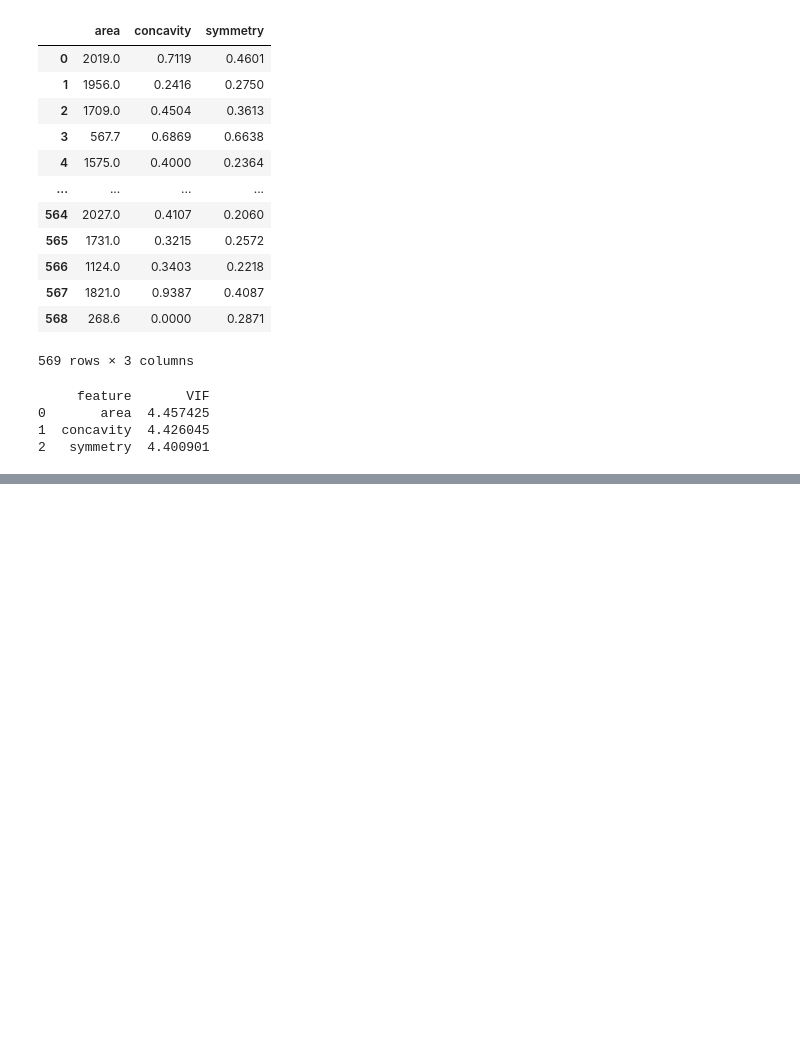
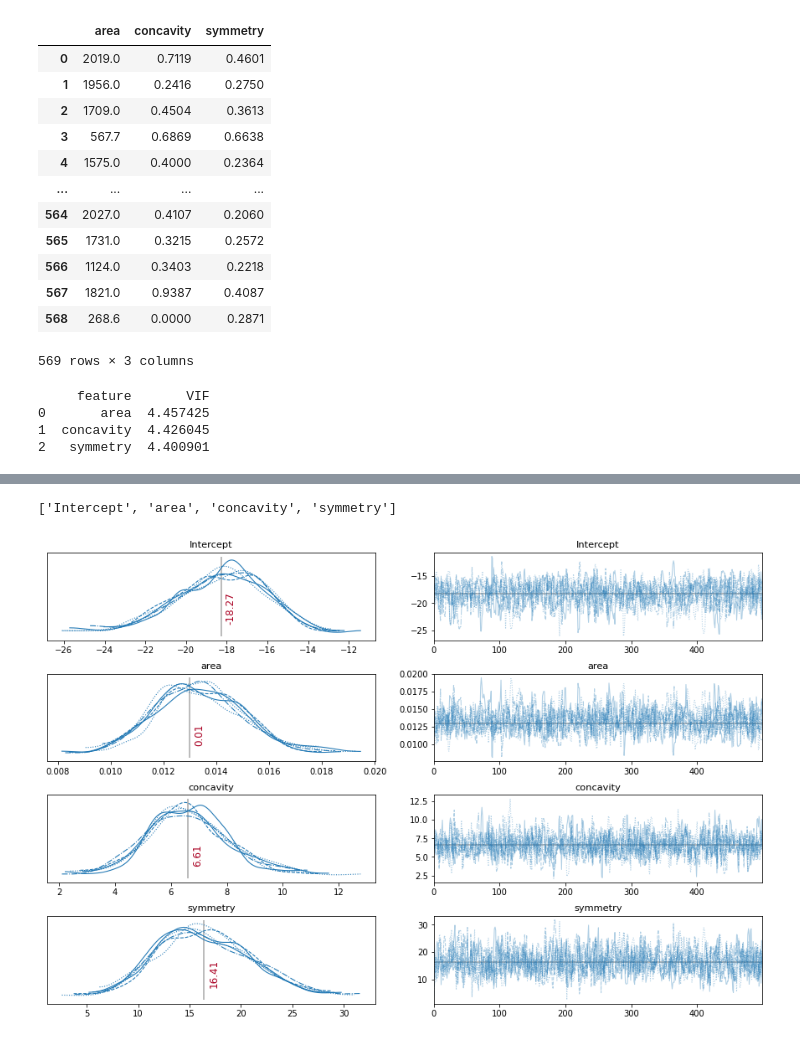
Before and after one commit to bencosgro/Bayes_Project, a Jupyter notebook: Bayes_Project_Jupyter.ipynb, the cells around one changed output, grey strips where cells are left out. Cells and saved outputs as stored; diff of their text form; code cells hidden in the pictures; blank space fills up the shorter version.

Commit message:
modeling

```diff
--- a/Bayes_Project_Jupyter.ipynb
+++ b/Bayes_Project_Jupyter.ipynb
@@ -95,0 +101,22 @@ data = X
+# %%
+data = dat[['Diagnosis', 'area', 'concavity', 'symmetry']]
+# %%
+def plot_traces(traces, retain=0):
+    '''
+    Convenience function:
+    Plot traces with overlaid means and values
+    '''
+    ax = pm.traceplot(traces[-retain:],
+                      lines=tuple([(k, {}, v['mean'])
+                                   for k, v in pm.summary(traces[-retain:]).iterrows()]))
+    for i, mn in enumerate(pm.summary(traces[-retain:])['mean']):
+        ax[i,0].annotate('{:.2f}'.format(mn), xy=(mn,0), xycoords='data'
+                    ,xytext=(5,10), textcoords='offset points', rotation=90
+                    ,va='bottom', fontsize='large', color='#AA0022')
+# %%
+with pm.Model() as model:
+    pm.glm.GLM.from_formula(formula = 'Diagnosis~area+concavity+symmetry',
+                            data = data,
+                            family = pm.glm.families.Binomial())
+
+    trace = pm.sample(500, step = pm.NUTS(target_accept = 0.99), cores = 6, tune=5000) # change cores if you need to
@@ -95,0 +129,8 @@ data = X
+# %%
+trace.varnames
+# %% [output]
+['Intercept', 'area', 'concavity', 'symmetry']
+# %%
+plot_traces(trace)
+# %% [output]
+[figure, added]
```
Also changed, not shown: parts of 6 cells of this notebook.
